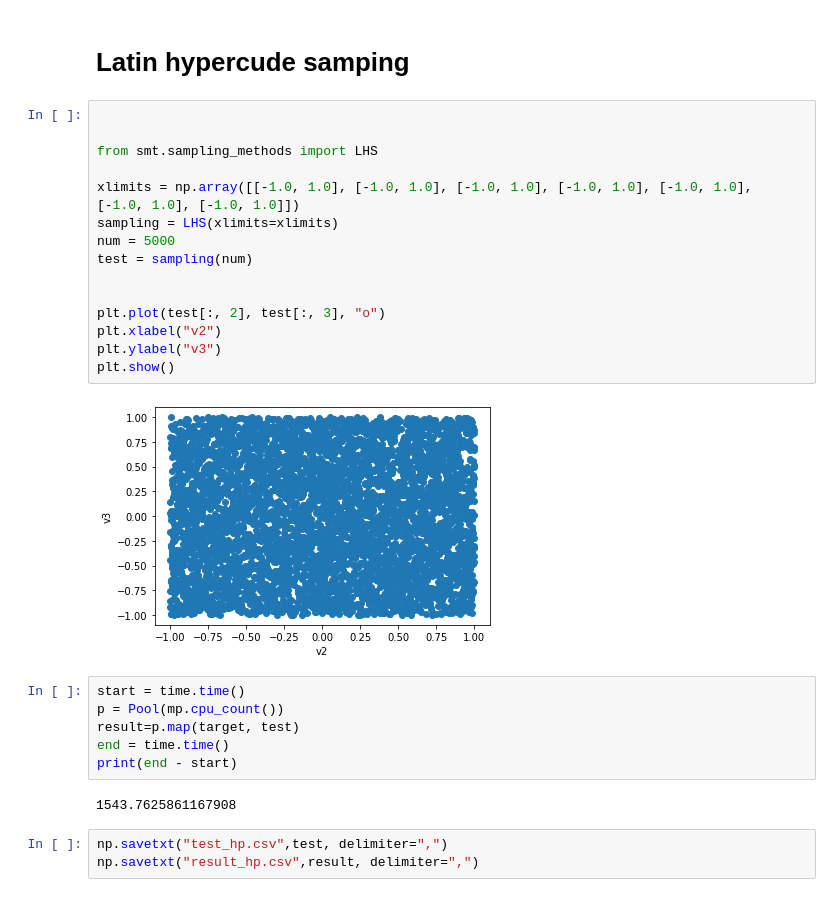
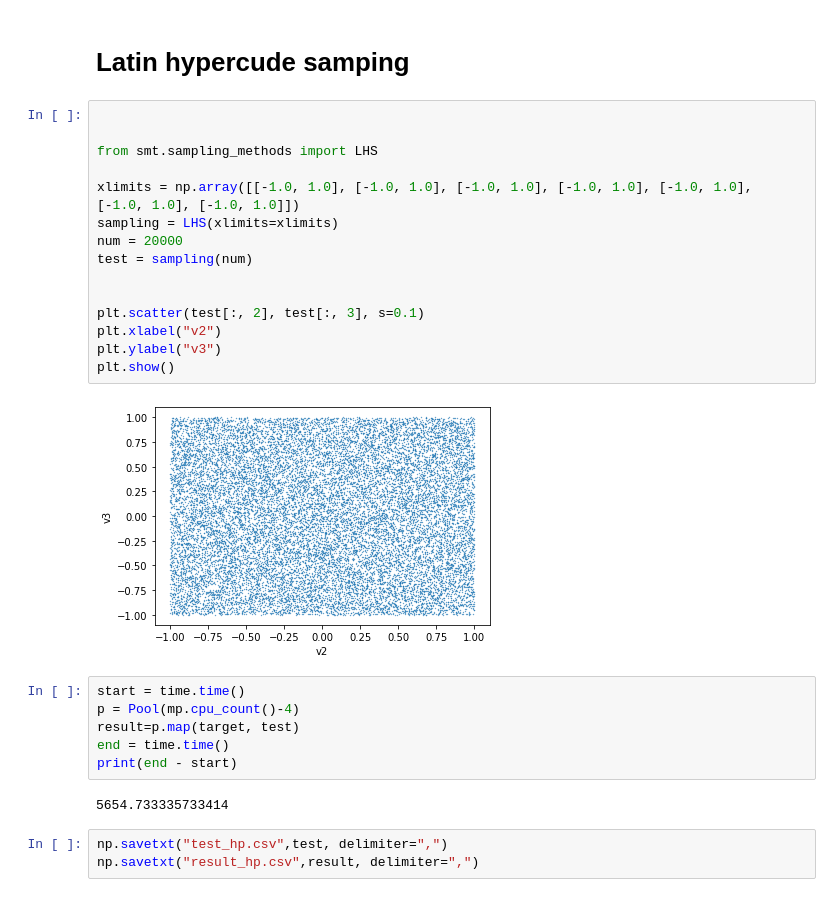
Before and after one commit to someoneinthecrowd/Microroller_Fields, a Jupyter notebook: 4para_try.ipynb, the cells around one changed output. Drawn from its saved outputs; the diff is of its cells as text.

```diff
--- a/4para_try.ipynb
+++ b/4para_try.ipynb
@@ -229,28 +229,28 @@ print(Target)
 # %%
 
 
 from smt.sampling_methods import LHS
 
 xlimits = np.array([[-1.0, 1.0], [-1.0, 1.0], [-1.0, 1.0], [-1.0, 1.0], [-1.0, 1.0], [-1.0, 1.0], [-1.0, 1.0]])
 sampling = LHS(xlimits=xlimits)
-num = 5000
+num = 20000
 test = sampling(num)
 
 
-plt.plot(test[:, 2], test[:, 3], "o")
+plt.scatter(test[:, 2], test[:, 3], s=0.1)
 plt.xlabel("v2")
 plt.ylabel("v3")
 plt.show()
 # %% [output]
-[figure, old version]
+[figure, new version]
 # %%
 start = time.time()
-p = Pool(mp.cpu_count())
+p = Pool(mp.cpu_count()-4)
 result=p.map(target, test)
 end = time.time()
 print(end - start)
 # %% [output]
-1543.7625861167908
+5654.733335733414
 # %%
 np.savetxt("test_hp.csv",test, delimiter=",")
 np.savetxt("result_hp.csv",result, delimiter=",")
```
Also changed, not shown: parts of 10 cells of this notebook.
